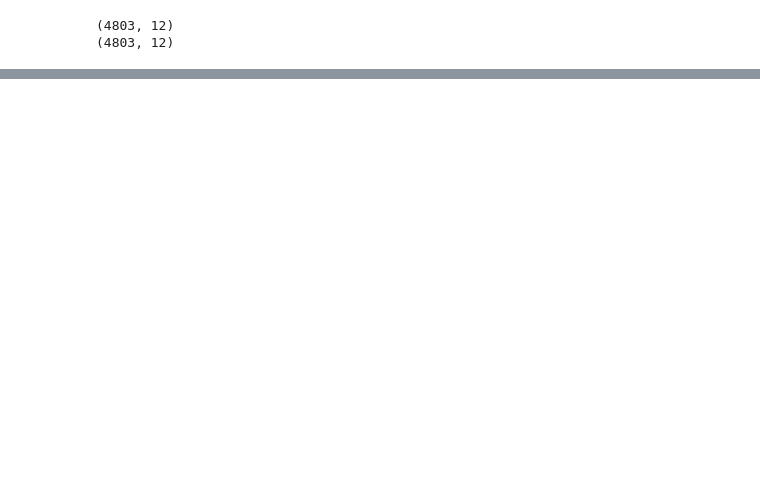
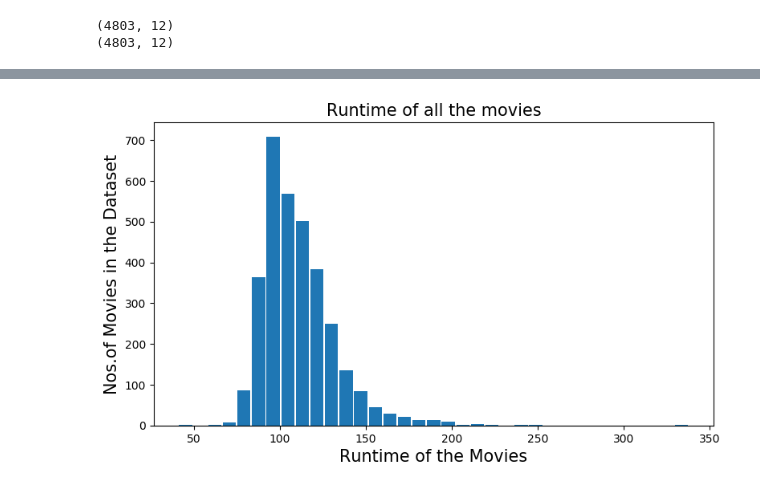
Before and after one commit to harshitcodes/tmdb_movie_data_analysis, a Jupyter notebook: tmdb_data_analysis.ipynb, the cells around one changed output, grey strips where cells are left out. Drawn from its saved outputs; the diff is of its cells as text; code cells hidden in the pictures; blank space fills up the shorter version.

```diff
--- a/tmdb_data_analysis.ipynb
+++ b/tmdb_data_analysis.ipynb
@@ -92,8 +130,29 @@ expensive_movies_df
 # amount after deducting the budget from the revenue generated.
 
 movies_df['profit'] = movies_df['revenue'] - movies_df['budget']
-
+cols = ['budget',
+         'profit',
+         'revenue',
+         'genres',
+         'id',
+         'popularity',
+         'production_countries',
+        'release_date',
+        'release_year',
+         'runtime',
+         'spoken_languages',
+         'title',
+         'vote_average',
+         'vote_count']
+movies_df = movies_df[cols]
 movies_df.sort_values(by = ['budget'], ascending=False).head()
 
+change_cols=['budget', 'revenue', 'profit']
+#changing data type
+movies_df[change_cols]=movies_df[change_cols].applymap(np.int64)
+#printing the changed information
+movies_df.dtypes
+
+
 # below are the most profitable movies of the dataset
 # %% [output]
@@ -106,0 +283,22 @@ movies_df.sort_values(by = ['budget'], ascending=False).head()
+# %%
+# Year we had the most number of profitable movies.
+# we'll first have to define a profitable movies
+
+#plotting a histogram of runtime of movies
+
+#giving the figure size(width, height)
+plt.figure(figsize=(9,5), dpi = 100)
+
+#On x-axis
+plt.xlabel('Runtime of the Movies', fontsize = 15)
+#On y-axis
+plt.ylabel('Nos.of Movies in the Dataset', fontsize=15)
+#Name of the graph
+plt.title('Runtime of all the movies', fontsize=15)
+
+#giving a histogram plot
+plt.hist(movies_df['runtime'], rwidth = 0.9, bins =35)
+#displays the plot
+plt.show()
+# %% [output]
+[figure, added]
```
Also changed, not shown: parts of 21 cells of this notebook.
